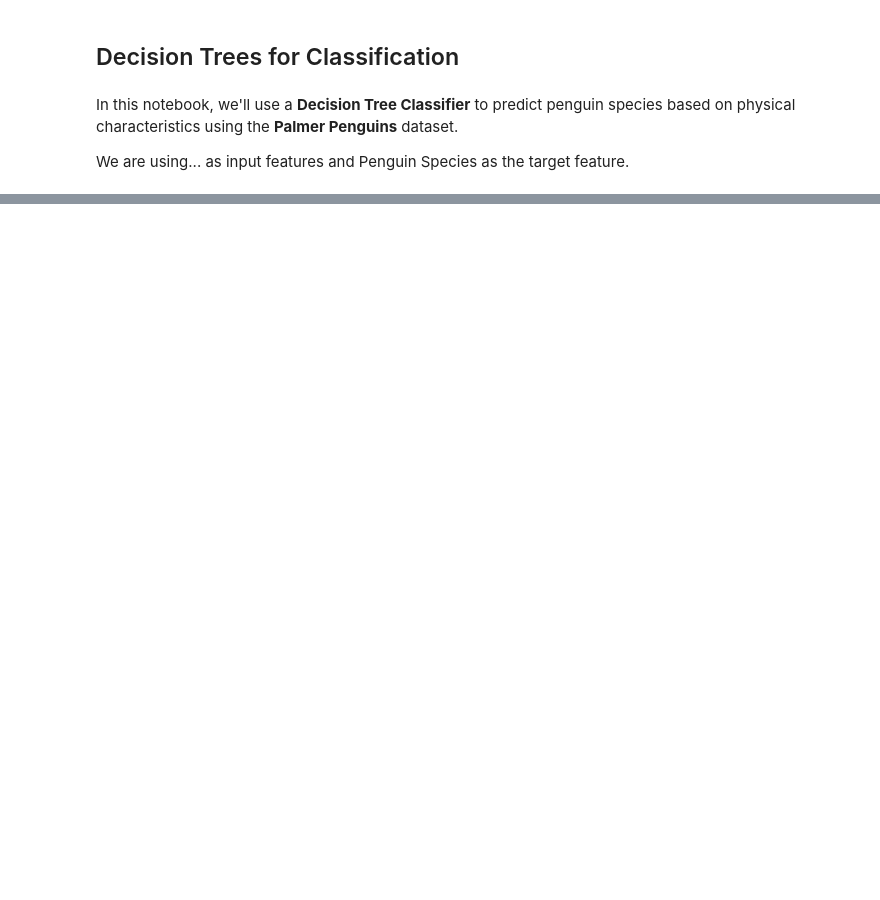
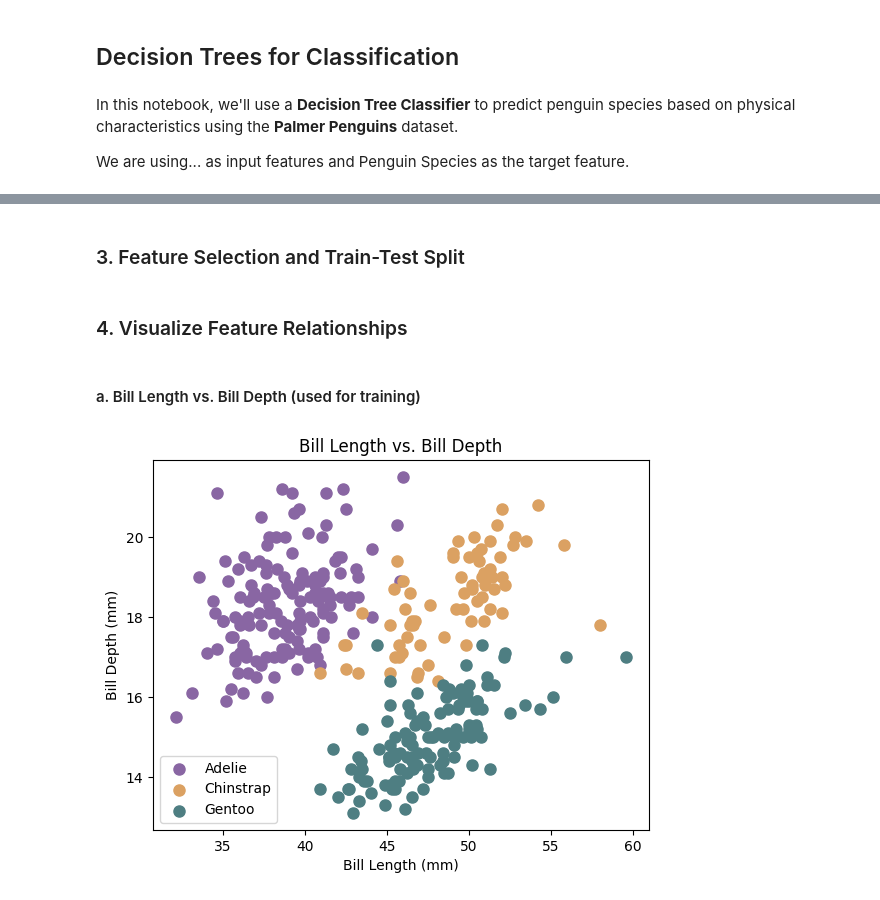
Before and after one commit to Cambridge-ICCS/DecisionTrees_SummerSchool25, a Jupyter notebook: DT_Classification.ipynb, the cells around one changed output, grey strips where cells are left out. Drawn from its saved outputs; the diff is of its cells as text; code cells hidden in the pictures; blank space fills up the shorter version.

```diff
--- a/DT_Classification.ipynb
+++ b/DT_Classification.ipynb
@@ -28,3 +32,5 @@ colours = {'Adelie':'#8966a3','Chinstrap':'#dba162','Gentoo':'#4e7e82',}
+# %% [markdown]
+### 3. Feature Selection and Train-Test Split
 # %%
 x = penguins[[
             'bill_length_mm',
@@ -39,5 +45,17 @@ x_train, x_test, y_train, y_test = train_test_split(x, y, test_size=0.4)
+# %% [markdown]
+### 4. Visualize Feature Relationships
+# %% [markdown]
+#### a. Bill Length vs. Bill Depth (used for training)
 # %%
 for species in list(colours.keys()):
     mask = penguins[penguins['species'] == species]
     plt.scatter(mask['bill_length_mm'], mask['bill_depth_mm'],
                 c=colours[species], s=64, label=species)
+plt.xlabel('Bill Length (mm)')
+plt.ylabel('Bill Depth (mm)')
+plt.axis('tight')
+plt.legend()
+plt.title('Bill Length vs. Bill Depth')
+plt.show()
+# %% [output]
+[figure, added]
```
Also changed, not shown: parts of 16 cells of this notebook.
